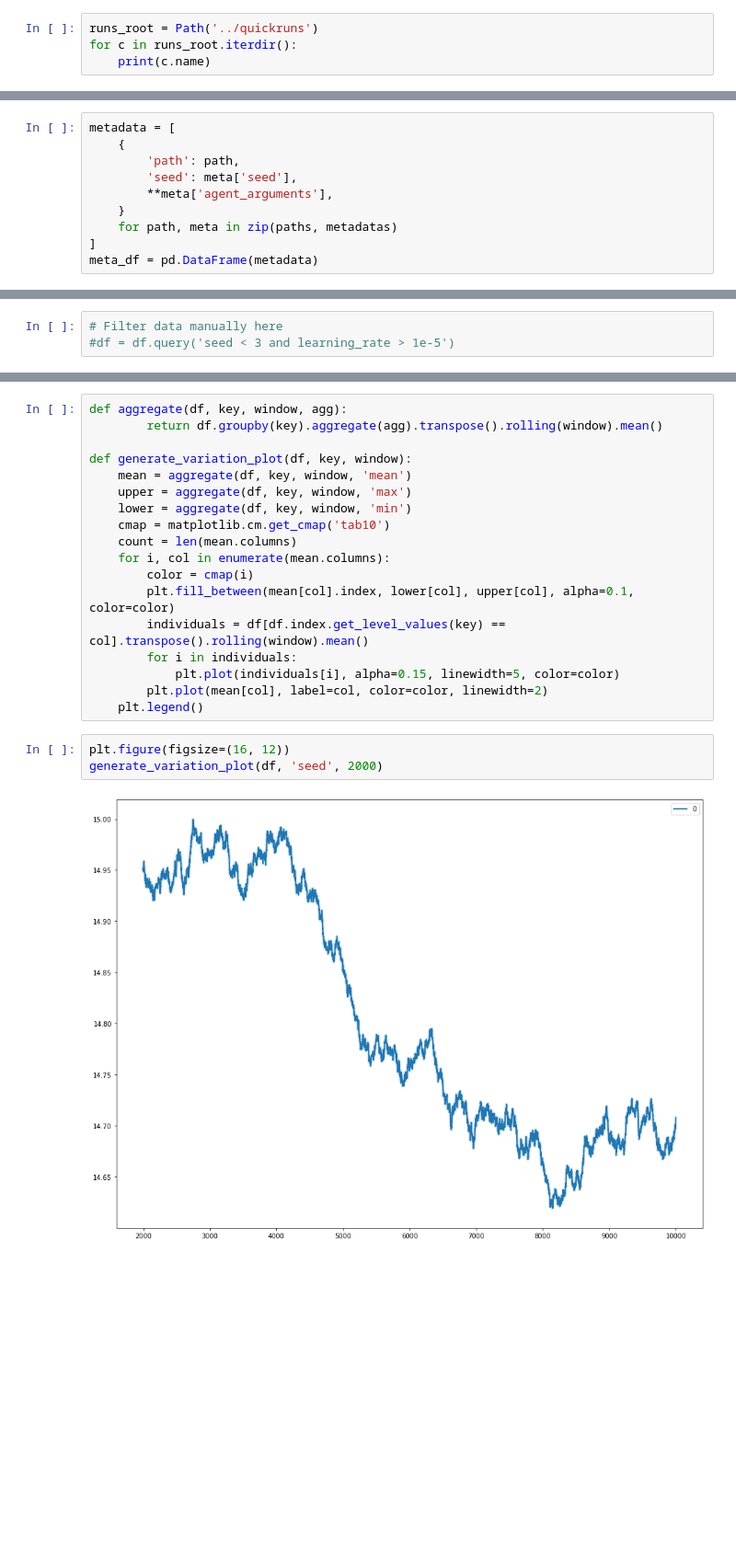
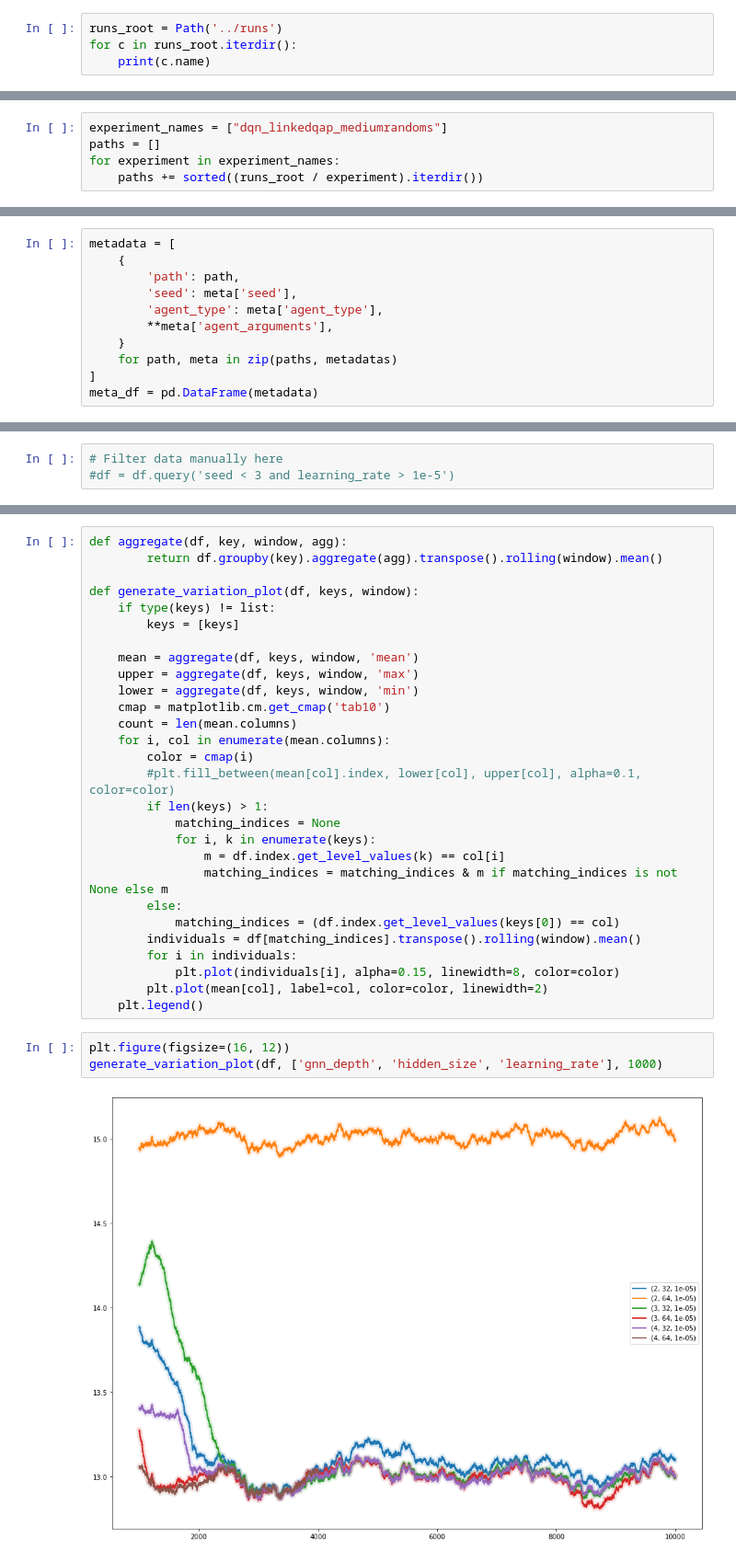
Before and after one commit to timgott/DeepQAP, a Jupyter notebook: evaluation/plots.ipynb, the cells around one changed output, grey strips where cells are left out. Shown: that part at 92% size. Saved outputs shown, nothing was run; the diff lists cells and outputs as text; blank space fills up the shorter version.

Commit message:
Multi agent and multi key plots

```diff
--- a/evaluation/plots.ipynb
+++ b/evaluation/plots.ipynb
@@ -4,7 +4,7 @@ import matplotlib.pyplot as plt
 from pathlib import Path
 import pandas as pd
 # %%
-runs_root = Path('../quickruns')
+runs_root = Path('../runs')
 for c in runs_root.iterdir():
     print(c.name)
 # %% [output]
@@ -24,3 +19,8 @@ paths = list(sorted((runs_root / experiment_name).iterdir()))
+# %%
+experiment_names = ["dqn_linkedqap_mediumrandoms"]
+paths = []
+for experiment in experiment_names:
+    paths += sorted((runs_root / experiment).iterdir())
 # %%
 import drlqap.experiment as exp
 # %%
@@ -33,6 +43,7 @@ metadata = [
     {
         'path': path,
         'seed': meta['seed'],
+        'agent_type': meta['agent_type'],
         **meta['agent_arguments'],
     }
     for path, meta in zip(paths, metadatas)
@@ -56,22 +72,32 @@ df.head()
 def aggregate(df, key, window, agg):
         return df.groupby(key).aggregate(agg).transpose().rolling(window).mean()
 
-def generate_variation_plot(df, key, window):
-    mean = aggregate(df, key, window, 'mean')
-    upper = aggregate(df, key, window, 'max')
-    lower = aggregate(df, key, window, 'min')
+def generate_variation_plot(df, keys, window):
+    if type(keys) != list:
+        keys = [keys]
+
+    mean = aggregate(df, keys, window, 'mean')
+    upper = aggregate(df, keys, window, 'max')
+    lower = aggregate(df, keys, window, 'min')
     cmap = matplotlib.cm.get_cmap('tab10')
     count = len(mean.columns)
     for i, col in enumerate(mean.columns):
         color = cmap(i)
-        plt.fill_between(mean[col].index, lower[col], upper[col], alpha=0.1, color=color)
-        individuals = df[df.index.get_level_values(key) == col].transpose().rolling(window).mean()
+        #plt.fill_between(mean[col].index, lower[col], upper[col], alpha=0.1, color=color)
+        if len(keys) > 1:
+            matching_indices = None
+            for i, k in enumerate(keys):
+                m = df.index.get_level_values(k) == col[i]
+                matching_indices = matching_indices & m if matching_indices is not None else m
+        else:
+            matching_indices = (df.index.get_level_values(keys[0]) == col)
+        individuals = df[matching_indices].transpose().rolling(window).mean()
         for i in individuals:
-            plt.plot(individuals[i], alpha=0.15, linewidth=5, color=color)
+            plt.plot(individuals[i], alpha=0.15, linewidth=8, color=color)
         plt.plot(mean[col], label=col, color=color, linewidth=2)
     plt.legend()
 # %%
 plt.figure(figsize=(16, 12))
-generate_variation_plot(df, 'seed', 2000)
+generate_variation_plot(df, ['gnn_depth', 'hidden_size', 'learning_rate'], 1000)
 # %% [output]
-[figure, old version]
+[figure, new version]
```
Also changed, not shown: parts of 4 cells of this notebook.
